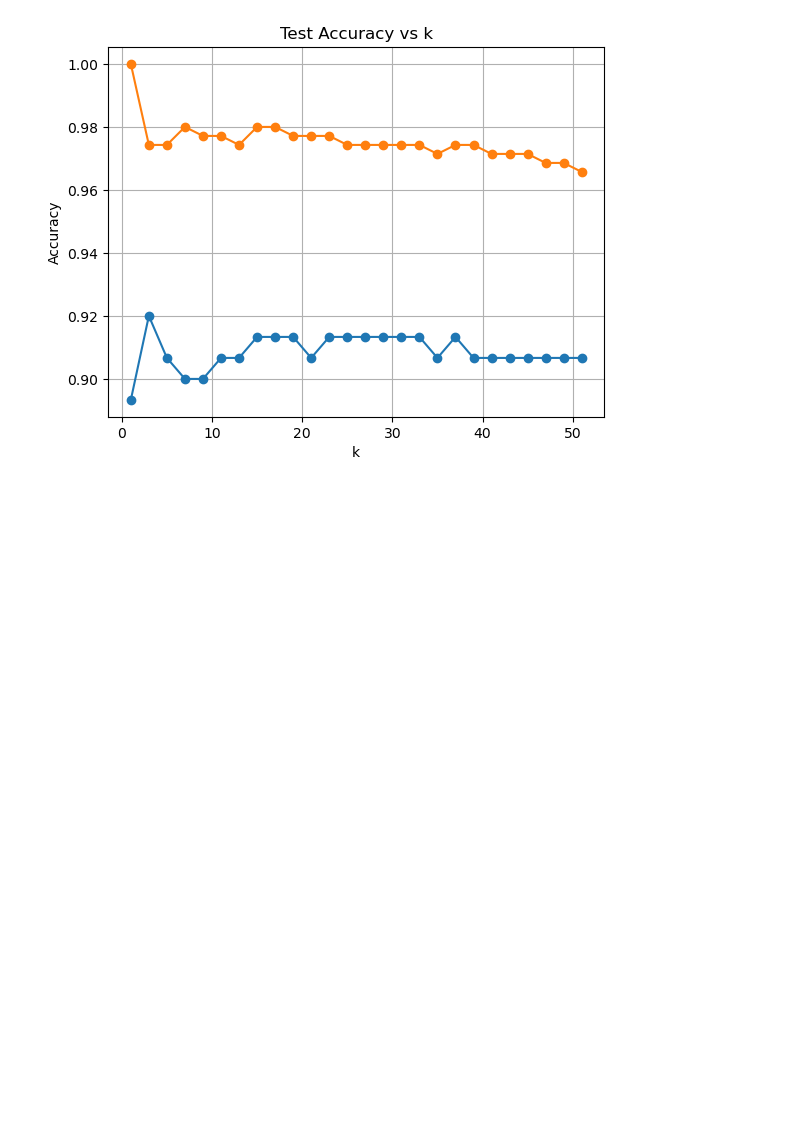
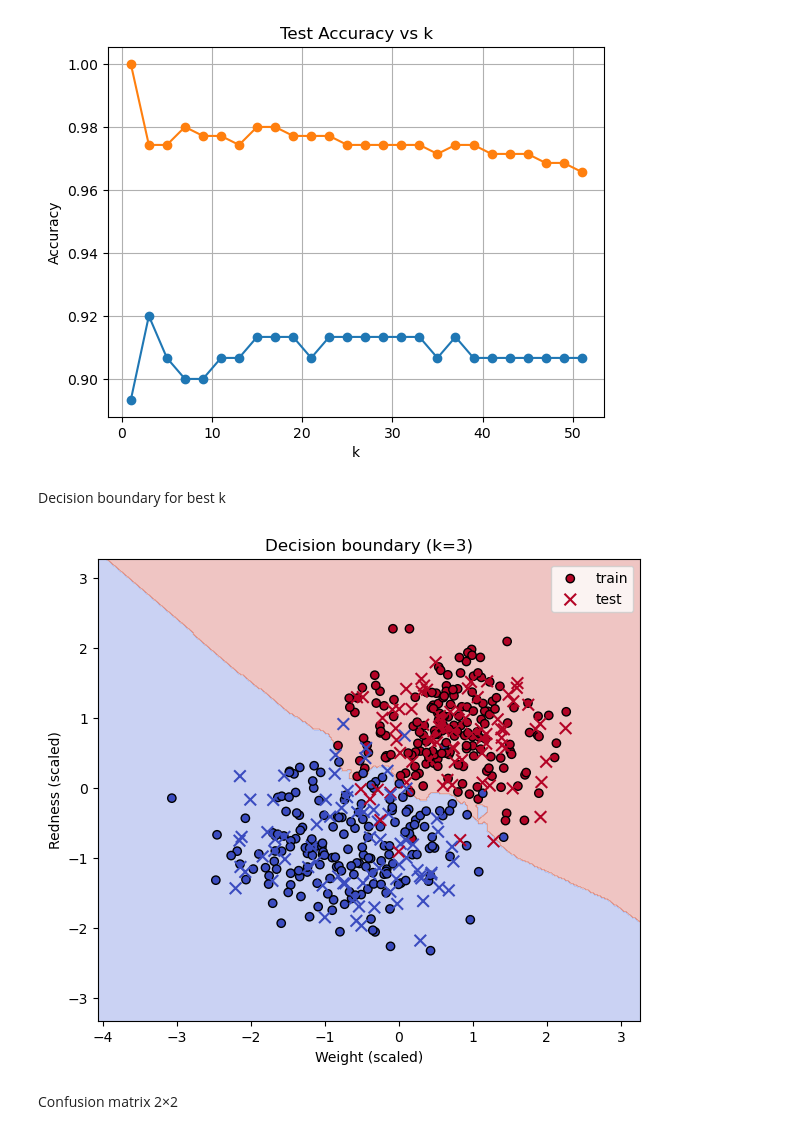
Before and after one commit to anastasiakhromova/knn_from_scratch, a Jupyter notebook: knn.ipynb, the cells around one changed output. Drawn from its saved outputs; the diff is of its cells as text; code cells hidden in the pictures; blank space fills up the shorter version.

Commit message:
Add visualization: decision boundary for best k, confusion matrix

```diff
--- a/knn.ipynb
+++ b/knn.ipynb
@@ -203,0 +204,36 @@ Implement KNN from scratch: distance, neighbors search, voting, prediction, k-se
+# %% [markdown]
+Decision boundary for best k
+# %%
+# generate grid with values
+x_min, x_max = X_train_scaled[:,0].min() - 1, X_train_scaled[:,0].max() + 1
+y_min, y_max = X_train_scaled[:,1].min() - 1, X_train_scaled[:,1].max() + 1
+
+xx, yy = np.meshgrid(
+    np.linspace(x_min, x_max, 300),
+    np.linspace(y_min, y_max, 300)
+) # grid of data not connected with our dataset in the range of min/max of its values
+
+# prediction for every point of the generated grid
+grid_points = np.c_[xx.ravel(), yy.ravel()]
+Z = knn_predict(X_train_scaled, y_train, grid_points, best_k)
+Z = Z.reshape(xx.shape)
+
+# plot the border line
+plt.figure(figsize=(7,6))
+plt.contourf(xx, yy, Z, alpha=0.3, cmap='coolwarm')
+
+# train and test points
+plt.scatter(X_train_scaled[:,0], X_train_scaled[:,1], c=y_train,
+            cmap='coolwarm', edgecolor='k', label='train')
+plt.scatter(X_test_scaled[:,0], X_test_scaled[:,1], c=y_test,
+            cmap='coolwarm', marker='x', s=70, label='test')
+
+plt.title(f"Decision boundary (k={best_k})")
+plt.xlabel("Weight (scaled)")
+plt.ylabel("Redness (scaled)")
+plt.legend()
+plt.show()
+# %% [output]
+[figure, added]
+# %% [markdown]
+Confusion matrix 2×2
```
Also changed, not shown: parts of 5 cells of this notebook.
